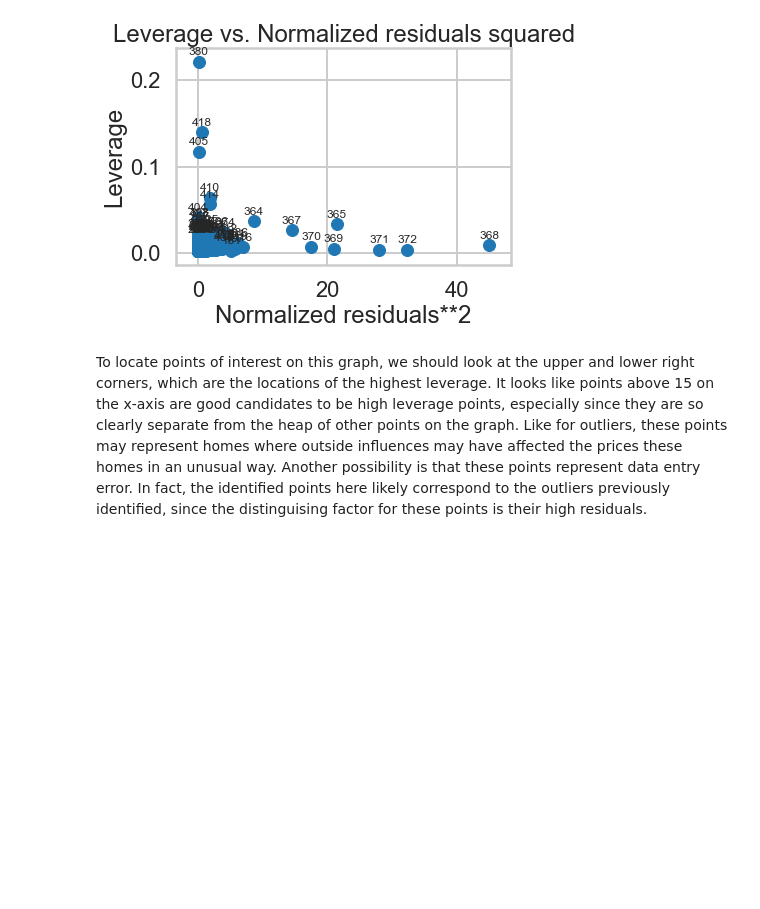
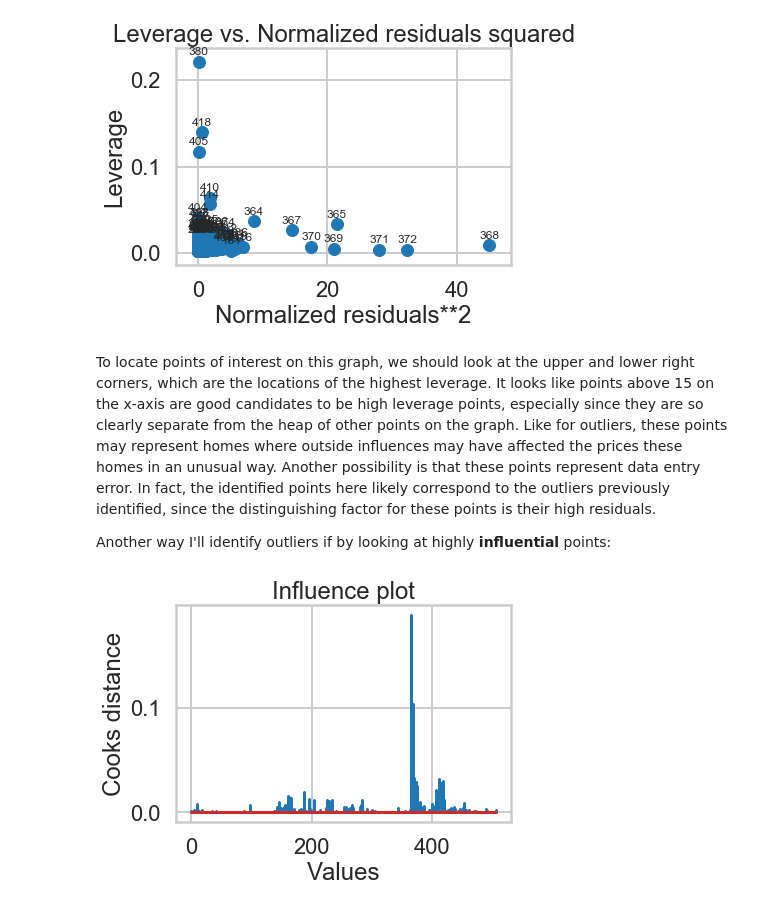
Before and after one commit to clairemiles/Mini-Projects, a Jupyter notebook: linear_regression/Linear_Regression.ipynb, the cells around one changed output. Cells and saved outputs as stored; diff of their text form; code cells hidden in the pictures; blank space fills up the shorter version.

```diff
--- a/linear_regression/Linear_Regression.ipynb
+++ b/linear_regression/Linear_Regression.ipynb
@@ -967,4 +967,19 @@ plt.show()
 # %% [output]
 [figure]
 # %% [markdown]
-To locate points of interest on this graph, we should look at the upper and lower right corners, which are the locations of the highest leverage. It looks like points above 15 on the x-axis are good candidates to be high leverage points, especially since they are so clearly separate from the heap of other points on the graph. Like for outliers, these points may represent homes where outside influences may have affected the prices these homes in an unusual way. Another possibility is that these points represent data entry error. In fact, the identified points here likely correspond to the outliers previously identified, since the distinguising factor for these points is their high residuals.
+To locate points of interest on this graph, we should look at the upper and lower right corners, which are the locations of the highest leverage. It looks like points above 15 on the x-axis are good candidates to be high leverage points, especially since they are so clearly separate from the heap of other points on the graph. Like for outliers, these points may represent homes where outside influences may have affected the prices these homes in an unusual way. Another possibility is that these points represent data entry error. In fact, the identified points here likely correspond to the outliers previously identified, since the distinguishing factor for these points is their high residuals.
+
+Another way I'll identify outliers if by looking at highly **influential** points:
+# %%
+# high influence points
+influence = m.get_influence()
+(c, p) = influence.cooks_distance
+bos['cooks'] = c # add as attribute in dataframe
+
+plt.stem(np.arange(len(c)), c, markerfmt=",")
+plt.title("Influence plot")
+plt.xlabel("Values")
+plt.ylabel("Cooks distance")
+plt.show()
+# %% [output]
+[figure, added]
```
Also changed, not shown: parts of 9 cells of this notebook.
